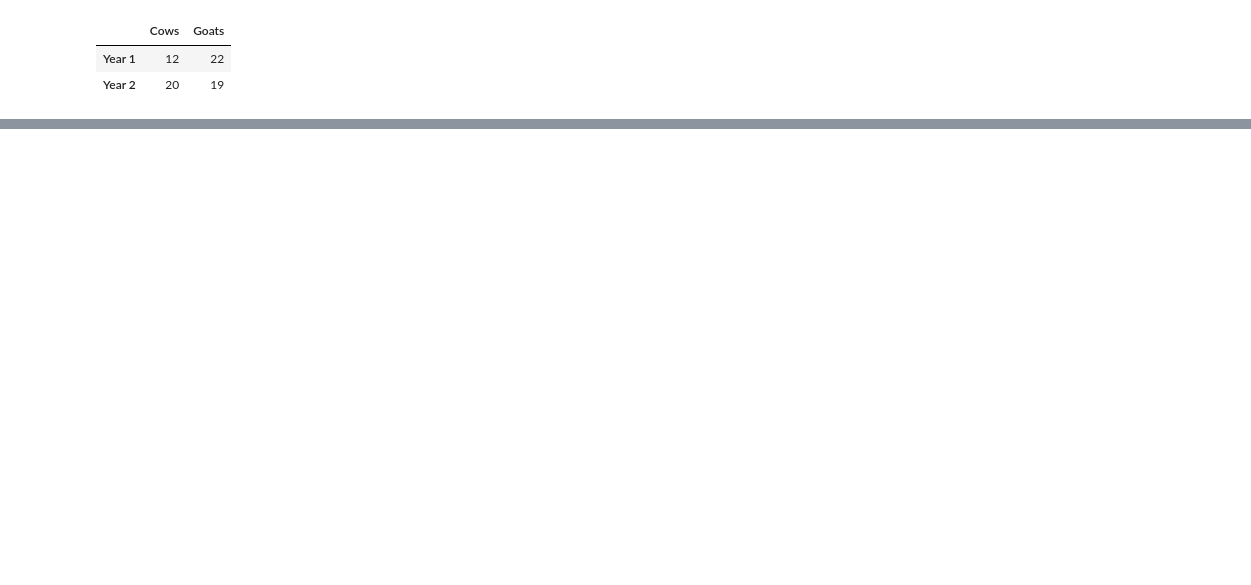
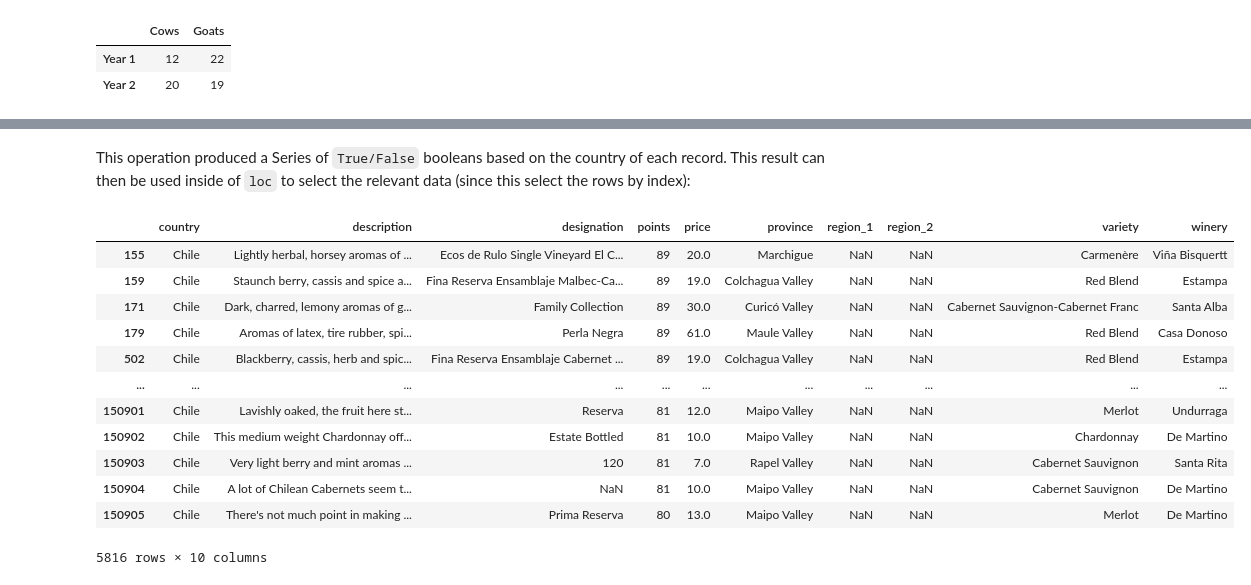
Before and after one commit to nachoacev/practice-data-science, a Jupyter notebook: PandasTutorial.ipynb, the cells around one changed output, grey strips where cells are left out. Cells and saved outputs as stored; diff of their text form; code cells hidden in the pictures; blank space fills up the shorter version.

Commit message:
Added tutorial of Indexing, Selecting and Assigning.

```diff
--- a/PandasTutorial.ipynb
+++ b/PandasTutorial.ipynb
@@ -125,0 +351,18 @@ animals.to_csv('animals.csv')
+# %% [markdown]
+This operation produced a Series of `True/False` booleans based on the country of each record. This result can then be used inside of `loc` to select the relevant data (since this select the rows by index):
+# %%
+wine_reviews.loc[wine_reviews.country == 'Chile']
+# %% [output]
+|  | country | description | designation | points | price | province | region_1 | region_2 | variety | winery |
+| 155 | Chile | Lightly herbal, horsey aromas of ... | Ecos de Rulo Single Vineyard El C... | 89 | 20.0 | Marchigue | NaN | NaN | Carmenère | Viña Bisquertt |
+| 159 | Chile | Staunch berry, cassis and spice a... | Fina Reserva Ensamblaje Malbec-Ca... | 89 | 19.0 | Colchagua Valley | NaN | NaN | Red Blend | Estampa |
+| 171 | Chile | Dark, charred, lemony aromas of g... | Family Collection | 89 | 30.0 | Curicó Valley | NaN | NaN | Cabernet Sauvignon-Cabernet Franc | Santa Alba |
+| 179 | Chile | Aromas of latex, tire rubber, spi... | Perla Negra | 89 | 61.0 | Maule Valley | NaN | NaN | Red Blend | Casa Donoso |
+| 502 | Chile | Blackberry, cassis, herb and spic... | Fina Reserva Ensamblaje Cabernet ... | 89 | 19.0 | Colchagua Valley | NaN | NaN | Red Blend | Estampa |
+| ... | ... | ... | ... | ... | ... | ... | ... | ... | ... | ... |
+| 150901 | Chile | Lavishly oaked, the fruit here st... | Reserva | 81 | 12.0 | Maipo Valley | NaN | NaN | Merlot | Undurraga |
+| 150902 | Chile | This medium weight Chardonnay off... | Estate Bottled | 81 | 10.0 | Maipo Valley | NaN | NaN | Chardonnay | De Martino |
+| 150903 | Chile | Very light berry and mint aromas ... | 120 | 81 | 7.0 | Rapel Valley | NaN | NaN | Cabernet Sauvignon | Santa Rita |
+| 150904 | Chile | A lot of Chilean Cabernets seem t... | NaN | 81 | 10.0 | Maipo Valley | NaN | NaN | Cabernet Sauvignon | De Martino |
+| 150905 | Chile | There's not much point in making ... | Prima Reserva | 80 | 13.0 | Maipo Valley | NaN | NaN | Merlot | De Martino |
+5816 rows × 10 columns
```
Also changed, not shown: parts of 36 cells of this notebook.
